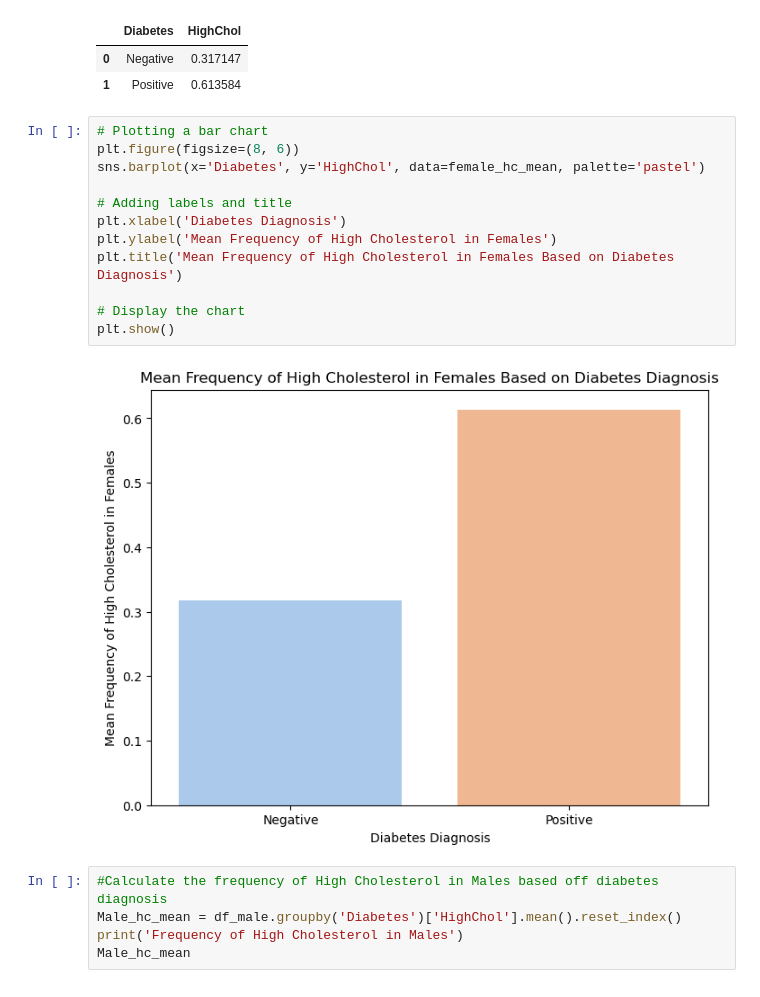
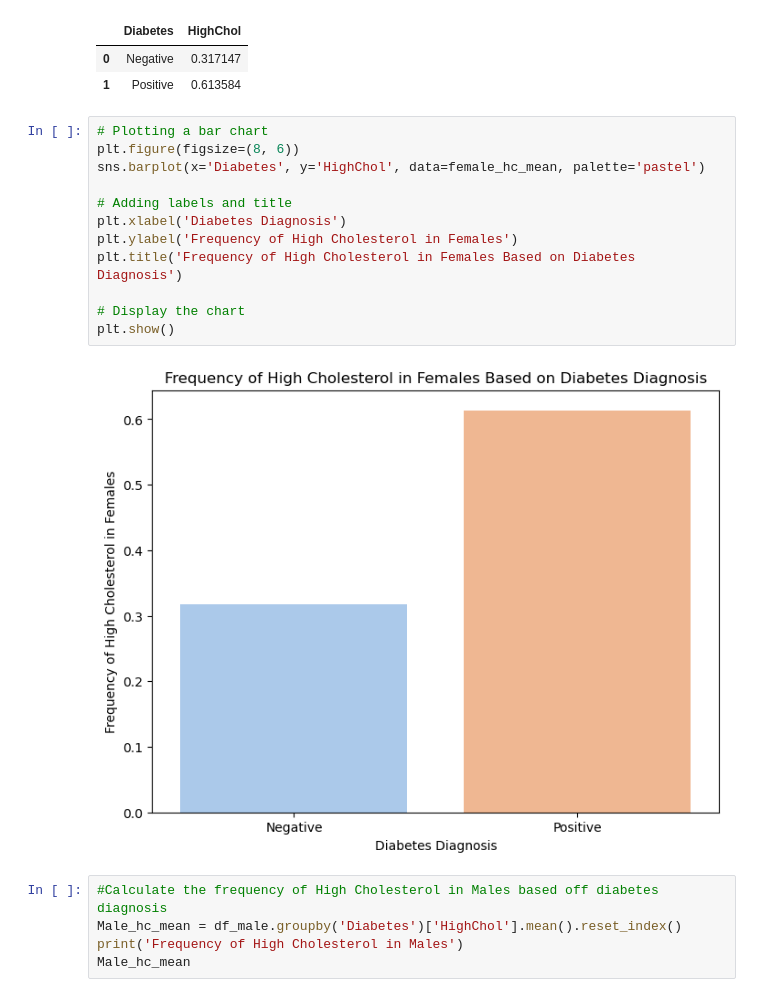
Before and after one commit to FiestaDeUna/Project-3, a Jupyter notebook: Cholesterol_BloodPressure_Analysis.ipynb, the cells around one changed output. Cells and saved outputs as stored; diff of their text form.

```diff
--- a/Cholesterol_BloodPressure_Analysis.ipynb
+++ b/Cholesterol_BloodPressure_Analysis.ipynb
@@ -173,17 +173,17 @@ Frequency of High Cholesterol in Females
 # %%
 # Plotting a bar chart
 plt.figure(figsize=(8, 6))
 sns.barplot(x='Diabetes', y='HighChol', data=female_hc_mean, palette='pastel')
 
 # Adding labels and title
 plt.xlabel('Diabetes Diagnosis')
-plt.ylabel('Mean Frequency of High Cholesterol in Females')
-plt.title('Mean Frequency of High Cholesterol in Females Based on Diabetes Diagnosis')
+plt.ylabel('Frequency of High Cholesterol in Females')
+plt.title('Frequency of High Cholesterol in Females Based on Diabetes Diagnosis')
 
 # Display the chart
 plt.show()
 # %% [output]
-[figure, old version]
+[figure, new version]
 # %%
 #Calculate the frequency of High Cholesterol in Males based off diabetes diagnosis
 Male_hc_mean = df_male.groupby('Diabetes')['HighChol'].mean().reset_index()
```
Also changed, not shown: parts of 14 cells of this notebook.
